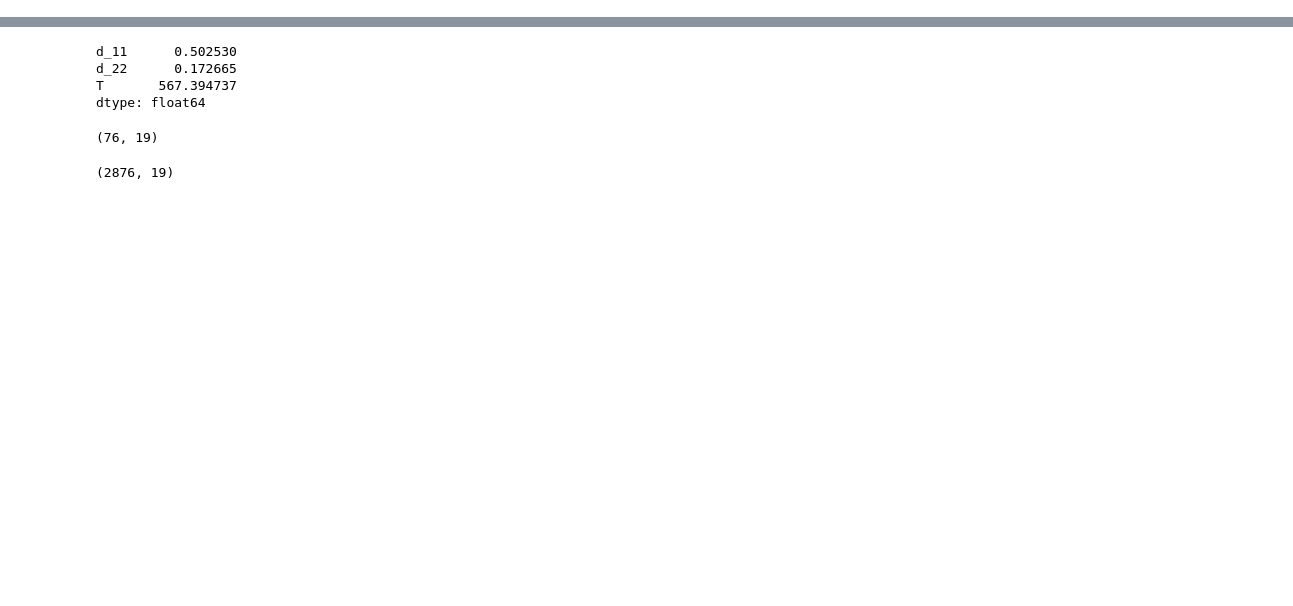
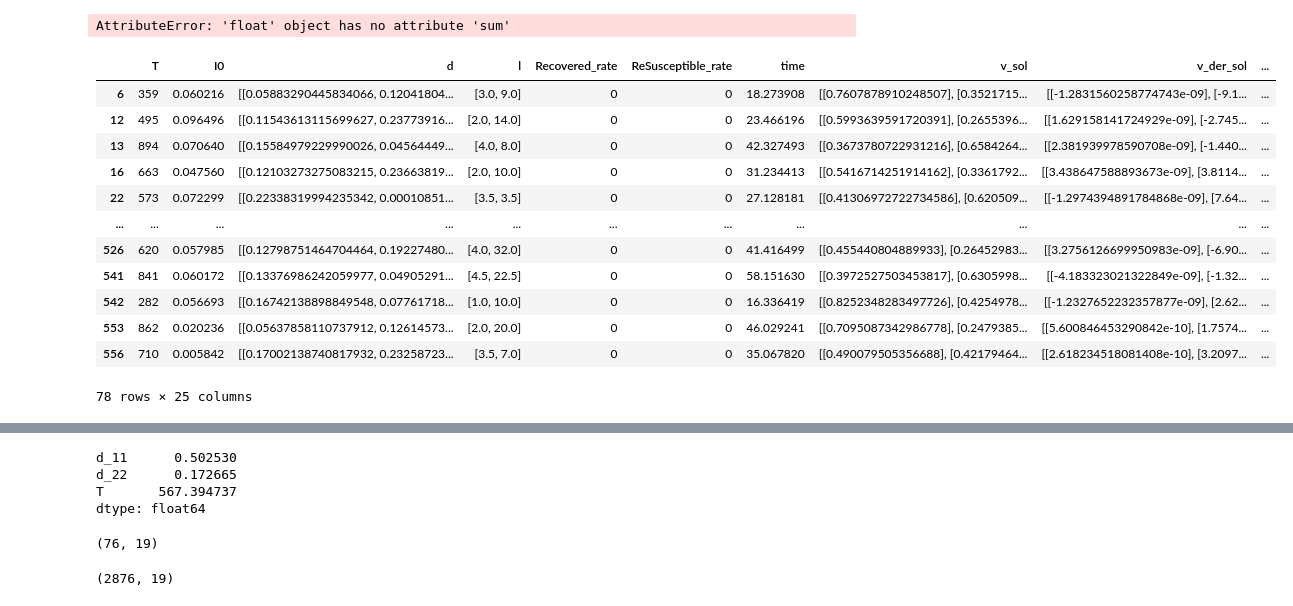
Before and after one commit to daniel-ablin/Thesis, a Jupyter notebook: test analysis.ipynb, the cells around one changed output, grey strips where cells are left out. Saved outputs shown, nothing was run; the diff lists cells and outputs as text; code cells hidden in the pictures; blank space fills up the shorter version.

```diff
--- a/test analysis.ipynb
+++ b/test analysis.ipynb
@@ -20,0 +21,21 @@ base[['d_11', 'd_12', 'd_21', 'd_22']] = pd.DataFrame(np.array(base['d'].to_list
+# %%
+base.cost_sol = base.cost_sol.apply(lambda x: x.sum())
+base.cost_sol_gov = base.cost_sol_gov.apply(lambda x: x.sum())
+# %% [output]
+AttributeError: 'float' object has no attribute 'sum'
+# %%
+base.query('cost_sol_gov > cost_sol & msg_sol_gov == "found solution"')
+# %% [output]
+|  | T | I0 | d | l | Recovered_rate | ReSusceptible_rate | time | v_sol | v_der_sol | ... |
+| 6 | 359 | 0.060216 | [[0.05883290445834066, 0.12041804... | [3.0, 9.0] | 0 | 0 | 18.273908 | [[0.7607878910248507], [0.3521715... | [[-1.2831560258774743e-09], [-9.1... | ... |
+| 12 | 495 | 0.096496 | [[0.11543613115699627, 0.23773916... | [2.0, 14.0] | 0 | 0 | 23.466196 | [[0.5993639591720391], [0.2655396... | [[1.629158141724929e-09], [-2.745... | ... |
+| 13 | 894 | 0.070640 | [[0.15584979229990026, 0.04564449... | [4.0, 8.0] | 0 | 0 | 42.327493 | [[0.3673780722931216], [0.6584264... | [[2.381939978590708e-09], [-1.440... | ... |
+| 16 | 663 | 0.047560 | [[0.12103273275083215, 0.23663819... | [2.0, 10.0] | 0 | 0 | 31.234413 | [[0.5416714251914162], [0.3361792... | [[3.438647588893673e-09], [3.8114... | ... |
+| 22 | 573 | 0.072299 | [[0.22338319994235342, 0.00010851... | [3.5, 3.5] | 0 | 0 | 27.128181 | [[0.41306972722734586], [0.620509... | [[-1.2974394891784868e-09], [7.64... | ... |
+| ... | ... | ... | ... | ... | ... | ... | ... | ... | ... | ... |
+| 526 | 620 | 0.057985 | [[0.12798751464704464, 0.19227480... | [4.0, 32.0] | 0 | 0 | 41.416499 | [[0.455440804889933], [0.26452983... | [[3.2756126699950983e-09], [-6.90... | ... |
+| 541 | 841 | 0.060172 | [[0.13376986242059977, 0.04905291... | [4.5, 22.5] | 0 | 0 | 58.151630 | [[0.3972527503453817], [0.6305998... | [[-4.183323021322849e-09], [-1.32... | ... |
+| 542 | 282 | 0.056693 | [[0.16742138898849548, 0.07761718... | [1.0, 10.0] | 0 | 0 | 16.336419 | [[0.8252348283497726], [0.4254978... | [[-1.2327652232357877e-09], [2.62... | ... |
+| 553 | 862 | 0.020236 | [[0.05637858110737912, 0.12614573... | [2.0, 20.0] | 0 | 0 | 46.029241 | [[0.7095087342986778], [0.2479385... | [[5.600846453290842e-10], [1.7574... | ... |
+| 556 | 710 | 0.005842 | [[0.17002138740817932, 0.23258723... | [3.5, 7.0] | 0 | 0 | 35.067820 | [[0.490079505356688], [0.42179464... | [[2.618234518081408e-10], [3.2097... | ... |
+78 rows × 25 columns
```
Also changed, not shown: parts of 9 cells of this notebook, 10 other files.
